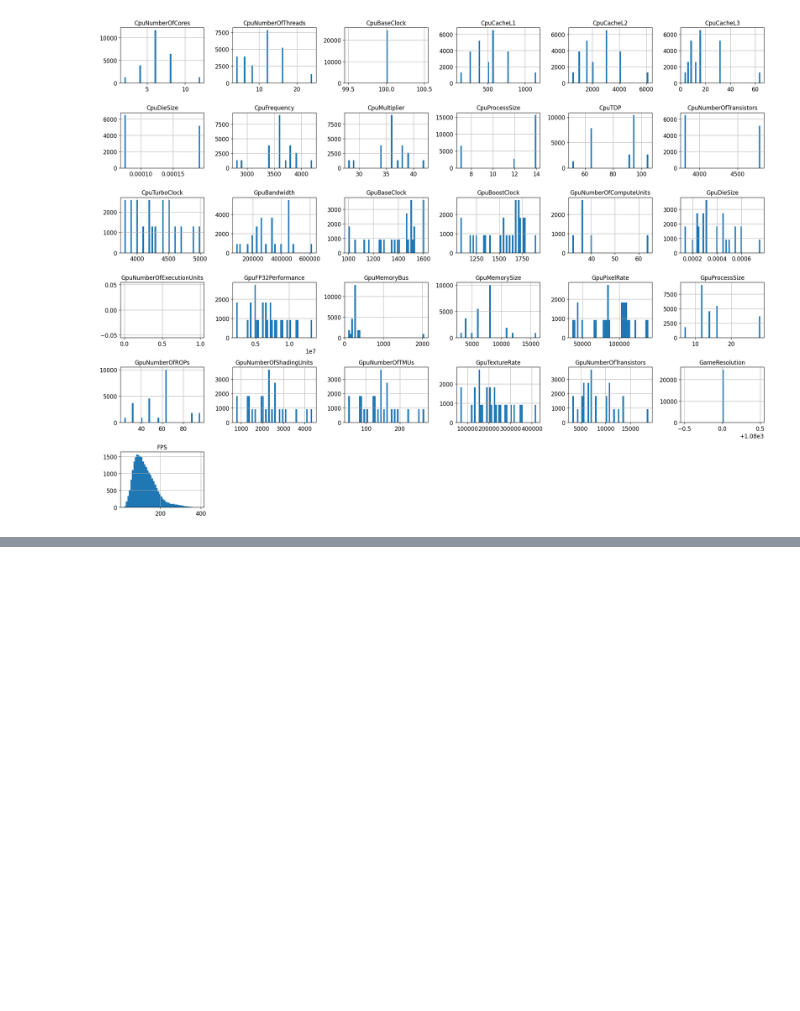
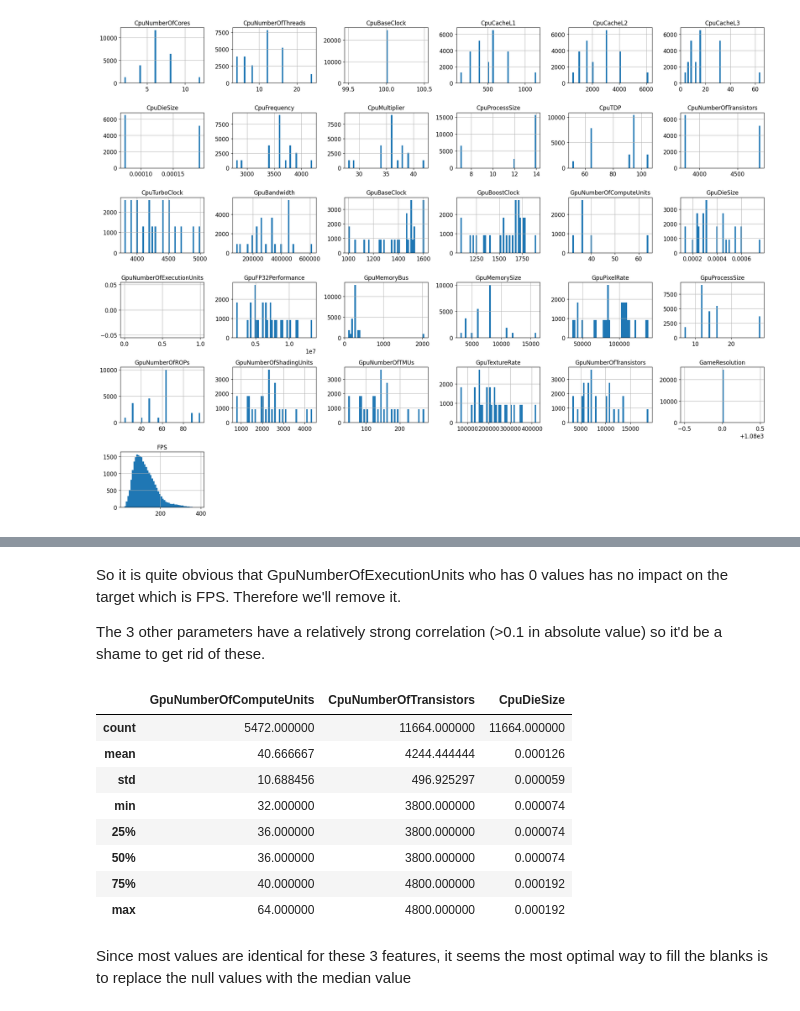
Before and after one commit to SarahBlevin/AAA_Project_Internet_addicts, a Jupyter notebook: AAA_InternetAddicts.ipynb, the cells around one changed output, grey strips where cells are left out. Saved outputs shown, nothing was run; the diff lists cells and outputs as text; code cells hidden in the pictures; blank space fills up the shorter version.

```diff
--- a/AAA_InternetAddicts.ipynb
+++ b/AAA_InternetAddicts.ipynb
@@ -155,0 +303,20 @@ Saving figure attribute_histogram_plots
+# %% [markdown]
+So it is quite obvious that GpuNumberOfExecutionUnits who has 0 values has no impact on the target which is FPS. Therefore we'll remove it.
+
+The 3 other parameters have a relatively strong correlation (>0.1 in absolute value) so it'd be a shame to get rid of these.
+# %%
+lacking_columns = ["GpuNumberOfComputeUnits","CpuNumberOfTransistors","CpuDieSize"]
+
+fps_benchmark_data[lacking_columns].describe()
+# %% [output]
+|  | GpuNumberOfComputeUnits | CpuNumberOfTransistors | CpuDieSize |
+| count | 5472.000000 | 11664.000000 | 11664.000000 |
+| mean | 40.666667 | 4244.444444 | 0.000126 |
+| std | 10.688456 | 496.925297 | 0.000059 |
+| min | 32.000000 | 3800.000000 | 0.000074 |
+| 25% | 36.000000 | 3800.000000 | 0.000074 |
+| 50% | 36.000000 | 3800.000000 | 0.000074 |
+| 75% | 40.000000 | 4800.000000 | 0.000192 |
+| max | 64.000000 | 4800.000000 | 0.000192 |
+# %% [markdown]
+Since most values are identical for these 3 features, it seems the most optimal way to fill the blanks is to replace the null values with the median value
```
Also changed, not shown: parts of 30 cells of this notebook.
